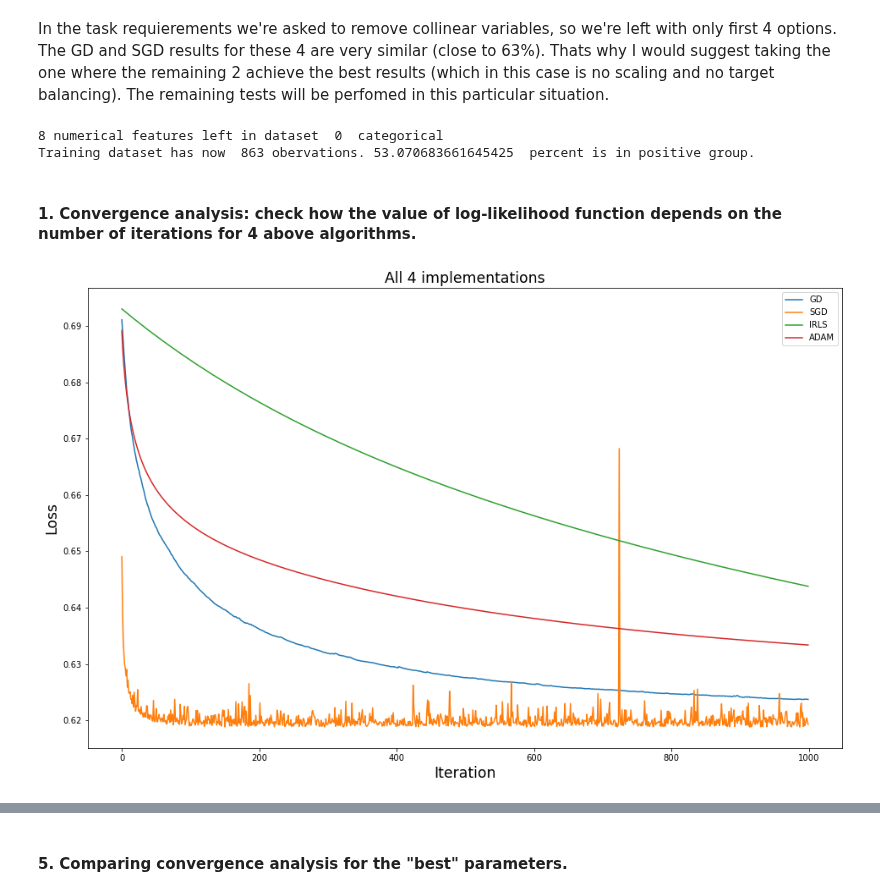
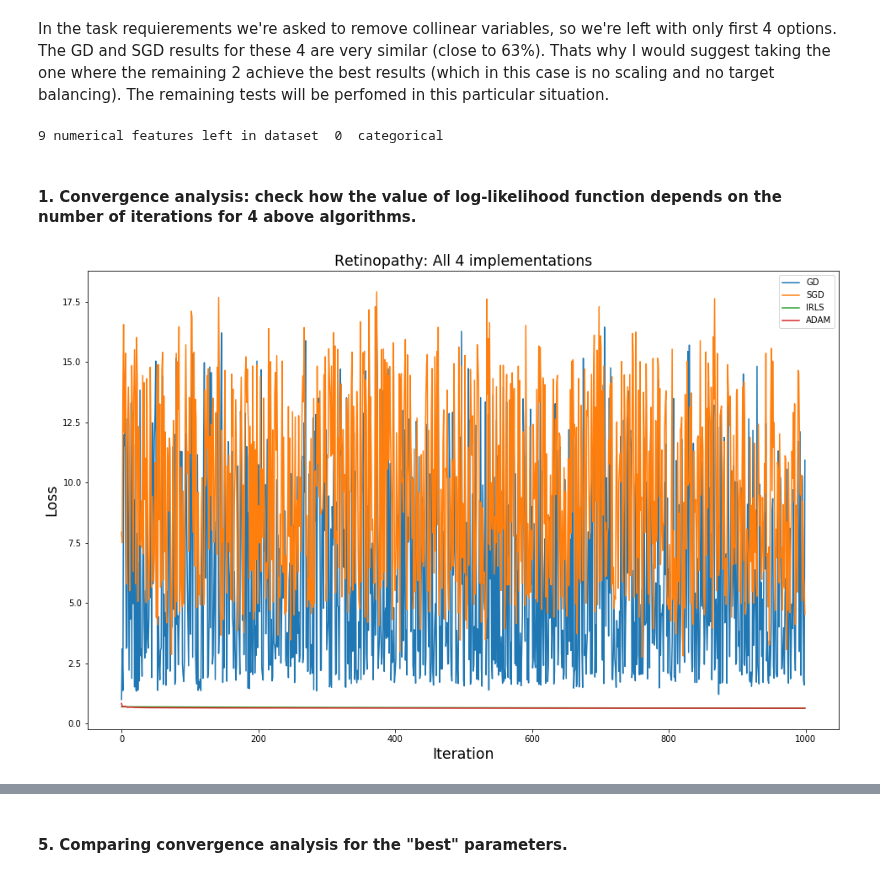
Before and after one commit to pawel99k/AML2022, a Jupyter notebook: Project1/experiments/Retinopathy_experiments.ipynb, the cells around one changed output, grey strips where cells are left out. Drawn from its saved outputs; the diff is of its cells as text; code cells hidden in the pictures.

```diff
--- a/Project1/experiments/Retinopathy_experiments.ipynb
+++ b/Project1/experiments/Retinopathy_experiments.ipynb
@@ -42,32 +72,20 @@ X_ret_train, X_ret_test, y_ret_train, y_ret_test = prep_ret.train_test_split(X_r
 # %% [markdown]
 In the task requierements we're asked to remove collinear variables, so we're left with only first 4 options. The GD and SGD results for these 4 are very similar (close to 63%). Thats why I would suggest taking the one where the remaining 2 achieve the best results (which in this case is no scaling and no target balancing). The remaining tests will be perfomed in this particular situation.
 # %%
-remove_coll,balance_classes,scaling=True,True,True
 X_train=X_ret_train.copy()
 X_test=X_ret_test.copy()
 y_train=y_ret_train.copy()
 y_test=y_ret_test.copy()
-if remove_coll:
-    X_train = prep_ret.remove_multicollinearity_fit_transform(X_train)
-    X_test = prep_ret.remove_multicollinearity_transform(X_test)
-if balance_classes:
-    X_train,y_train=prep_ret.class_balancing(X_train,y_train)
-if scaling:
-    s = StandardScaler()
-    X_train = s.fit_transform(X_train)
-    X_test = s.transform(X_test)
-#One Hot Encoding- niepotrzebne tutaj
-#X_train = prep_ret.one_hot_encoding_fit_transform(X_train)
-#X_test = prep_ret.one_hot_encoding_transform(X_test)
 
-#W przypadku gdy jest scaling to X_train i X_test i tak już są numpy_array
-#X_train=X_train.to_numpy()
+X_train = prep_ret.remove_multicollinearity_fit_transform(X_train)
+X_test = prep_ret.remove_multicollinearity_transform(X_test)
+
+X_train=X_train.to_numpy()
 y_train=y_train.to_numpy()
-#X_test=X_test.to_numpy()
+X_test=X_test.to_numpy()
 y_test=y_test.to_numpy()
 # %% [output]
-8 numerical features left in dataset  0  categorical
-Training dataset has now  863 obervations. 53.070683661645425  percent is in positive group.
+9 numerical features left in dataset  0  categorical
 # %% [markdown]
 #### 1. Convergence analysis: check how the value of log-likelihood function depends on the number of iterations for 4 above algorithms.
 # %%
@@ -84,14 +102,15 @@ lr_models = {
 # %%
 plt.figure(figsize=(16, 10))
 losses={}
 for model_name, model in lr_models.items():
     model.train(X_train, y_train)
     losses[model_name]=model.get_optimizer_training_losses()
     plt.plot(range(len(losses[model_name])), losses[model_name], label=model_name)
-plt.title('All 4 implementations',fontsize='xx-large')
+plt.title('Retinopathy: All 4 implementations',fontsize='xx-large')
 plt.xlabel("Iteration",fontsize='xx-large')
 plt.ylabel("Loss",fontsize='xx-large')
 plt.legend()
+plt.savefig('retinopathy_conv_01.svg')
 plt.show()
 # %% [output]
-[figure, old version]
+[figure, new version]
```
Also changed, not shown: parts of 34 cells of this notebook, 17 other files.
